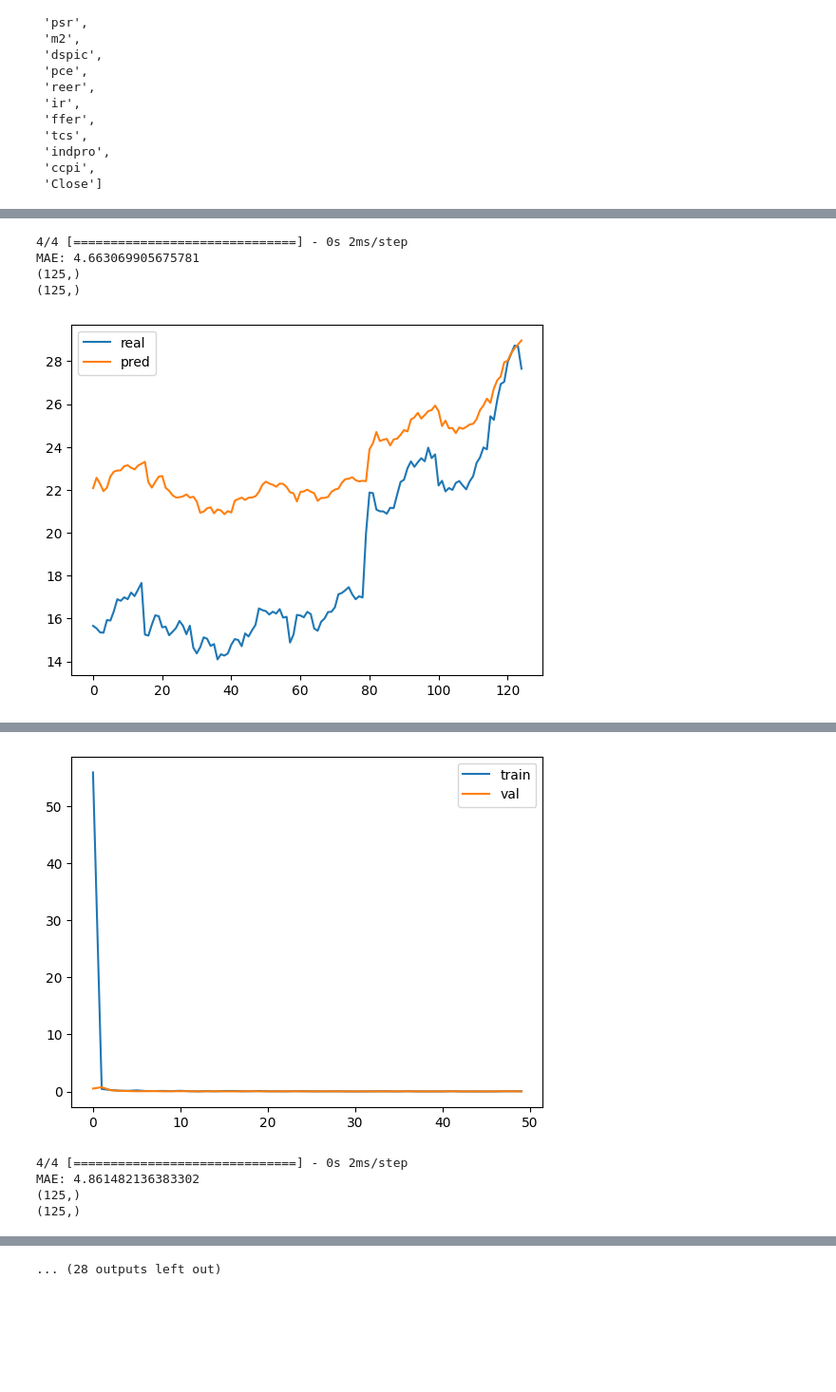
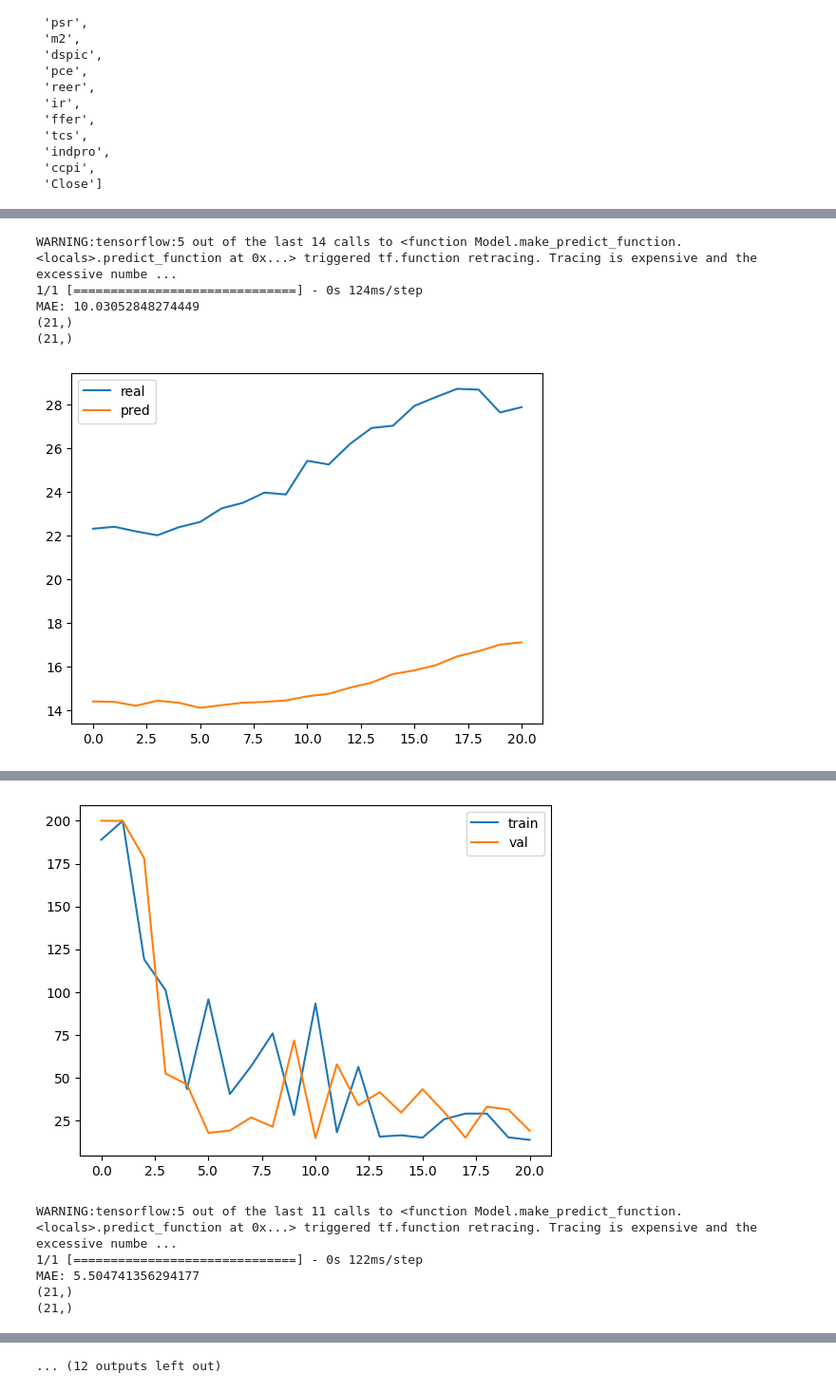
Before and after one commit to jmsb505/StockPredictionModels, a Jupyter notebook: Models/TCN/TCN_TF copy.ipynb, the cells around one changed output, grey strips where cells are left out. Shown at 95% size. Saved outputs shown, nothing was run; the diff lists cells and outputs as text; code cells hidden in the pictures; blank space fills up the shorter version.

```diff
--- a/Models/TCN/TCN_TF copy.ipynb
+++ b/Models/TCN/TCN_TF copy.ipynb
@@ -166,15 +158,16 @@ print(y.shape)
 # %%
-X_train=X[0:1125,:]
-X_test=X[1125:,:]
-y_train=y[0:1125,:]
-y_test=y[1125:,:]
+size=1230
+X_train=X[0:size,:]
+X_test=X[size:,:]
+y_train=y[0:size,:]
+y_test=y[size:,:]
 
 #early stopping
 # %%
 def model_builder(hp):
     model=Sequential()
-    hp_ks=hp.Choice('kernel_size', values=[3, 5, 7,10,12,15,20])
-    hp_nb=hp.Choice('nb_filters', values=[32, 64, 128, 256,512])
+    hp_ks=hp.Choice('kernel_size', values=[2, 4, 8,16,32,64,128,256,512])
+    hp_nb=hp.Choice('nb_filters', values=[32, 64, 128, 256,512,1024])
     model.add(
     TCN(
         input_shape=(X_train.shape[1], X_train.shape[2]),
@@ -188,15 +181,17 @@ def model_builder(hp):
         kernel_initializer='he_normal',
     )
     )
+    def symmetric_mean_absolute_percentage_error(y_true, y_pred):
+        epsilon = 1e-7  # To avoid division by zero
+        summation = tf.keras.backend.clip(tf.keras.backend.abs(y_true) + tf.keras.backend.abs(y_pred) + epsilon, epsilon, None)
+        return 200. * tf.keras.backend.mean(tf.keras.backend.abs(y_pred - y_true) / summation)
     model.add(Dense(y_train.shape[1]))
-    hp_lr=hp.Choice('learning_rate', values=[1e-2, 1e-3, 1e-4])
-    hp_wd=hp.Choice('weight_decay', values=[1e-2, 1e-3, 1e-4])
-    model.compile(optimizer=Optimizer.Adam(learning_rate=hp_lr,weight_decay=hp_wd),loss='mae',metrics=['mae'])
+    model.compile(optimizer='adam',loss=symmetric_mean_absolute_percentage_error,metrics=['mae'])
     return model
 # %%
 tuner = kt.Hyperband(model_builder,
                      objective='val_loss',
-                     max_epochs=10,
+                     max_epochs=8,
                      factor=4,
                      project_name='hyperparameter_tuning')
-early_stop=EarlyStopping(monitor='val_loss',patience=10)
+early_stop=EarlyStopping(monitor='val_loss',patience=2)
@@ -237,5 +211,5 @@ print(best_hps.values)
 # %%
-tscv = TimeSeriesSplit(n_splits=10)
+tscv = TimeSeriesSplit(n_splits=6)
 y_test=np.repeat(y_test,16,axis=1)
 y_test=scaler.inverse_transform(y_test)[:,-1]
 for train_index, val_index in tscv.split(X_train):
@@ -311,6 +285,7 @@ Epoch 56/1000
-4/4 [==============================] - 0s 2ms/step
-MAE: 4.663069905675781
-(125,)
-(125,)
+WARNING:tensorflow:5 out of the last 14 calls to <function Model.make_predict_function.<locals>.predict_function at 0x...> triggered tf.function retracing. Tracing is expensive and the excessive numbe ...
+1/1 [==============================] - 0s 124ms/step
+MAE: 10.03052848274449
+(21,)
+(21,)
-[figure, old version]
+[figure, new version]
 Epoch 1/1000
@@ -333,5 +308,6 @@ Epoch 50/1000
-[figure, old version]
+[figure, new version]
-4/4 [==============================] - 0s 2ms/step
-MAE: 4.861482136383302
-(125,)
-(125,)
+WARNING:tensorflow:5 out of the last 11 calls to <function Model.make_predict_function.<locals>.predict_function at 0x...> triggered tf.function retracing. Tracing is expensive and the excessive numbe ...
+1/1 [==============================] - 0s 122ms/step
+MAE: 5.504741356294177
+(21,)
+(21,)
@@ -339 +315 @@ MAE: 4.861482136383302
-... (28 outputs left out)
+... (12 outputs left out)
```
Also changed, not shown: parts of 10 cells of this notebook, 6 other files.
